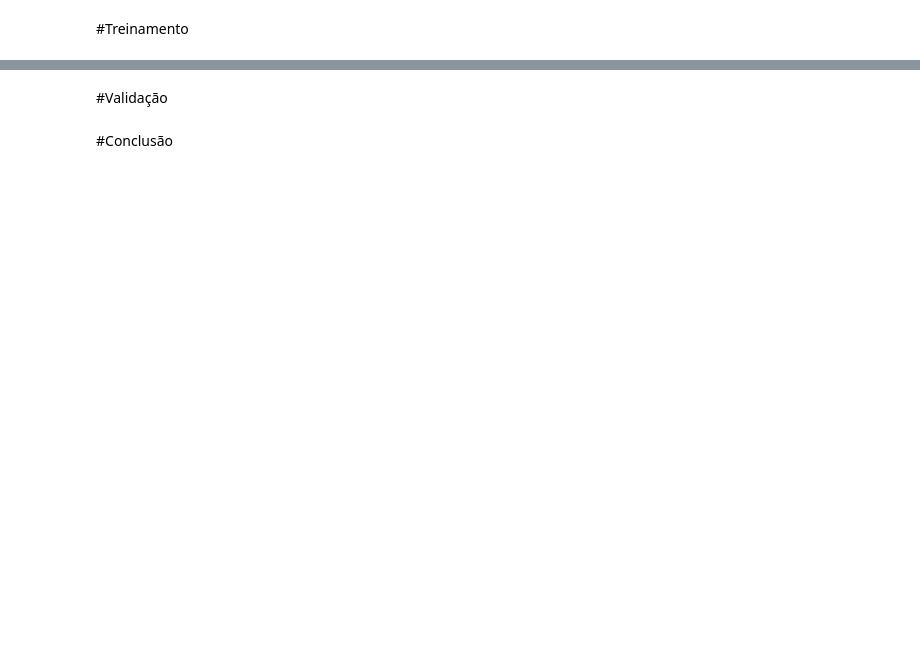
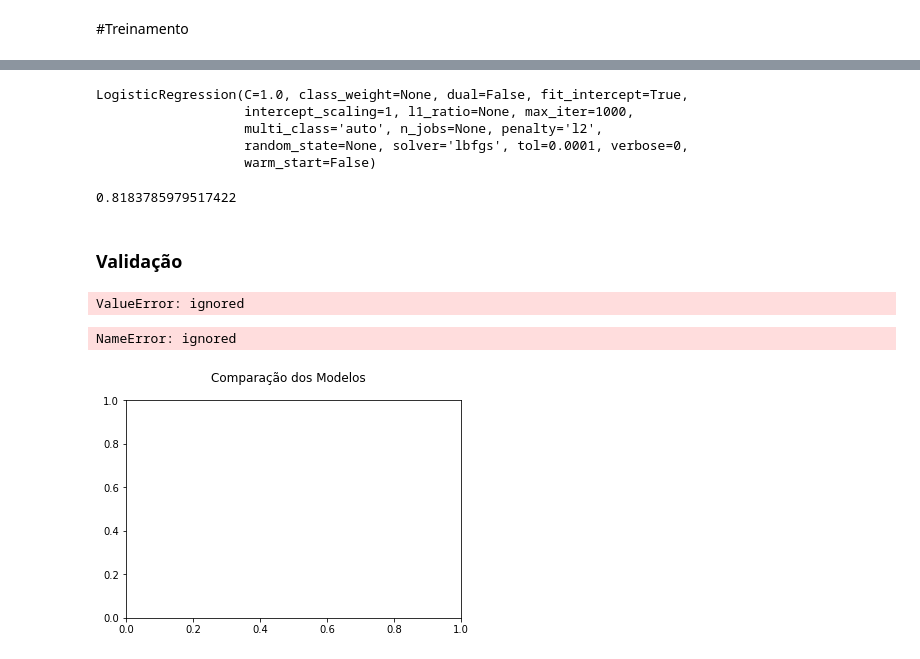
Before and after one commit to mmota287/sentiment-analysis-ecommerce, a Jupyter notebook: Reviews_de_Ecommerce.ipynb, the cells around one changed output, grey strips where cells are left out. Drawn from its saved outputs; the diff is of its cells as text; code cells hidden in the pictures; blank space fills up the shorter version.

```diff
--- a/Reviews_de_Ecommerce.ipynb
+++ b/Reviews_de_Ecommerce.ipynb
@@ -11,4 +346,43 @@
+# %%
+from sklearn.model_selection import cross_val_score, cross_val_predict
+from sklearn.linear_model import LogisticRegression
+
+# Treinamento
+log_reg = LogisticRegression( max_iter=1000,  dual=False)
+log_reg.fit(X_train, y_train,)
+# %% [output]
+LogisticRegression(C=1.0, class_weight=None, dual=False, fit_intercept=True,
+                   intercept_scaling=1, l1_ratio=None, max_iter=1000,
+                   multi_class='auto', n_jobs=None, penalty='l2',
+                   random_state=None, solver='lbfgs', tol=0.0001, verbose=0,
+                   warm_start=False)
+# %%
+# Validação
+acc = cross_val_score(log_reg, X_test, y_test, cv=5, scoring='accuracy')
+acc.mean()
+# %% [output]
+0.8183785979517422
 # %% [markdown]
-#Validação
+### Validação
-# %% [markdown]
-#Conclusão
+# %%
+frase = ['Péssimo produto! Nunca mais compro nessa loja, a entrega atrasou e custou muito dinheiro!']
+
+frase_preprocessada = pipe_preprocessamento.fit_transform(frase)
+
+# Vectorizing
+frase_transformed = count_vectorizer.transform(frase_preprocessada).toarray()
+
+pred = log_reg.predict(frase_transformed)
+pred
+# %% [output]
+ValueError: ignored
+# %%
+fig = plt.figure()
+fig.suptitle('Comparação dos Modelos')
+ax = fig.add_subplot(111)
+ax.set_xticklabels(modelo)
+plt.boxplot(results)
+plt.show()
+# %% [output]
+NameError: ignored
+[figure, added]
```
Also changed, not shown: parts of 48 cells of this notebook.
